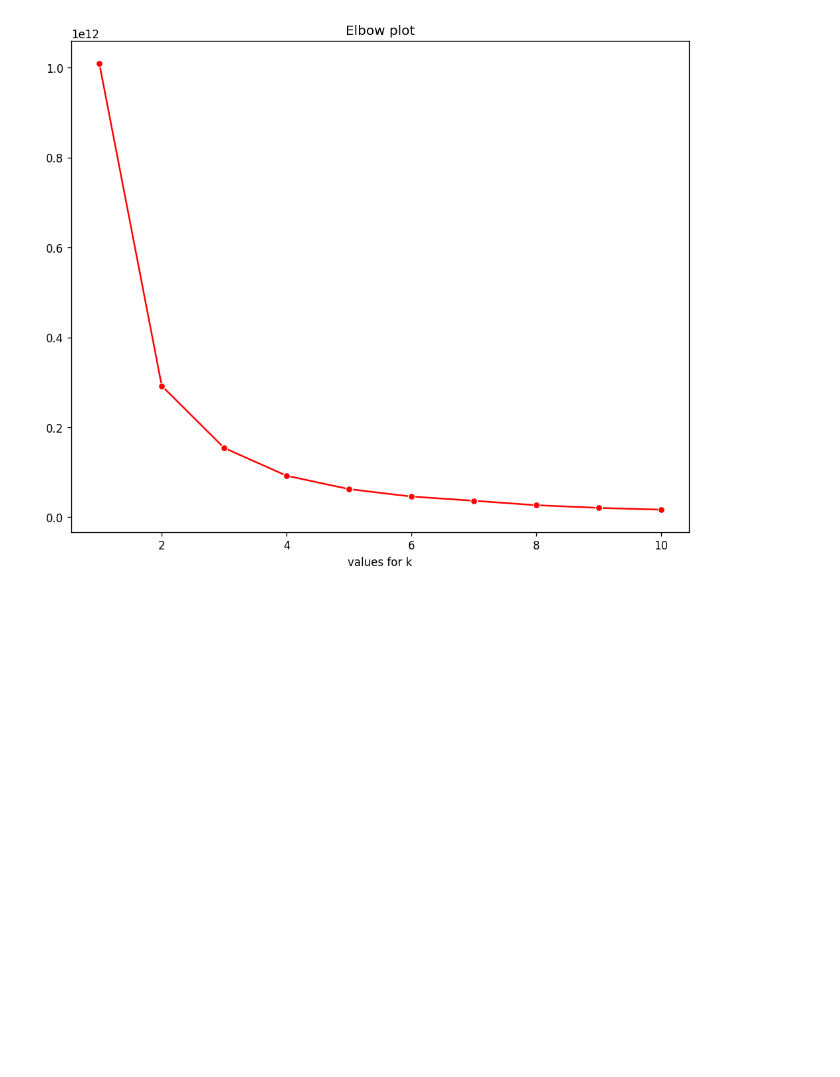
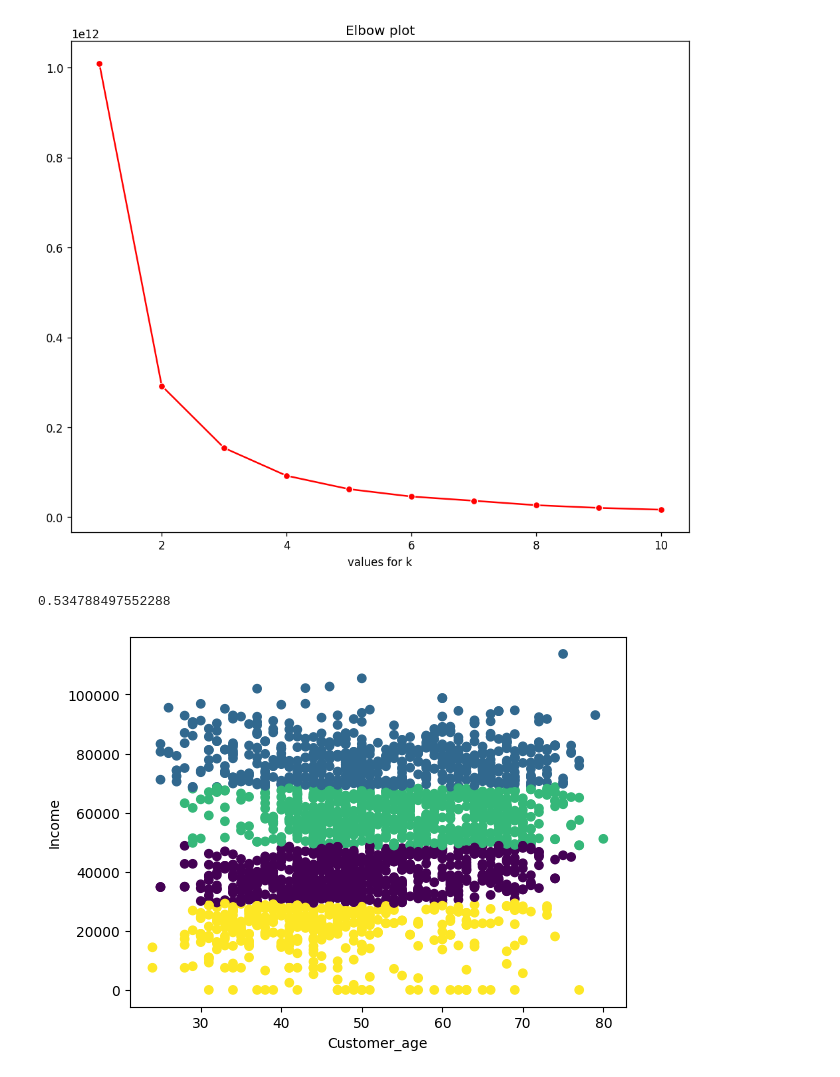
Before and after one commit to Morris-mk/IFood_Marketing-data-Analysis-segmentation-and-classification, a Jupyter notebook: Customer_segmentation.ipynb, the cells around one changed output. Drawn from its saved outputs; the diff is of its cells as text; code cells hidden in the pictures; blank space fills up the shorter version.

Commit message:
clustering done

```diff
--- a/Customer_segmentation.ipynb
+++ b/Customer_segmentation.ipynb
@@ -143,4 +127,26 @@ plt.xlabel(f'values for k')
 Text(0.5, 0, 'values for k')
 [figure]
 # %%
-# visualize the clusters
+# fit the data using clusters k=4
+kmeans = KMeans(n_clusters=4, random_state=4)
+
+X = df
+kmeans.fit(X)
+
+clusters_kmeans = kmeans.predict(X)
+
+# evaluate the model using silhoutte score
+from sklearn.metrics import silhouette_score
+score = silhouette_score(X, clusters_kmeans)
+print(score)
+# %% [output]
+0.534788497552288
+# %%
+# plot the clusters
+labels = kmeans.predict(X)
+plt.scatter(df['Customer_age'],df['Income'],c = clusters_kmeans)
+plt.xlabel('Customer_age')
+plt.ylabel('Income')
+plt.show()
+# %% [output]
+[figure, added]
```
Also changed, not shown: parts of 3 cells of this notebook.
